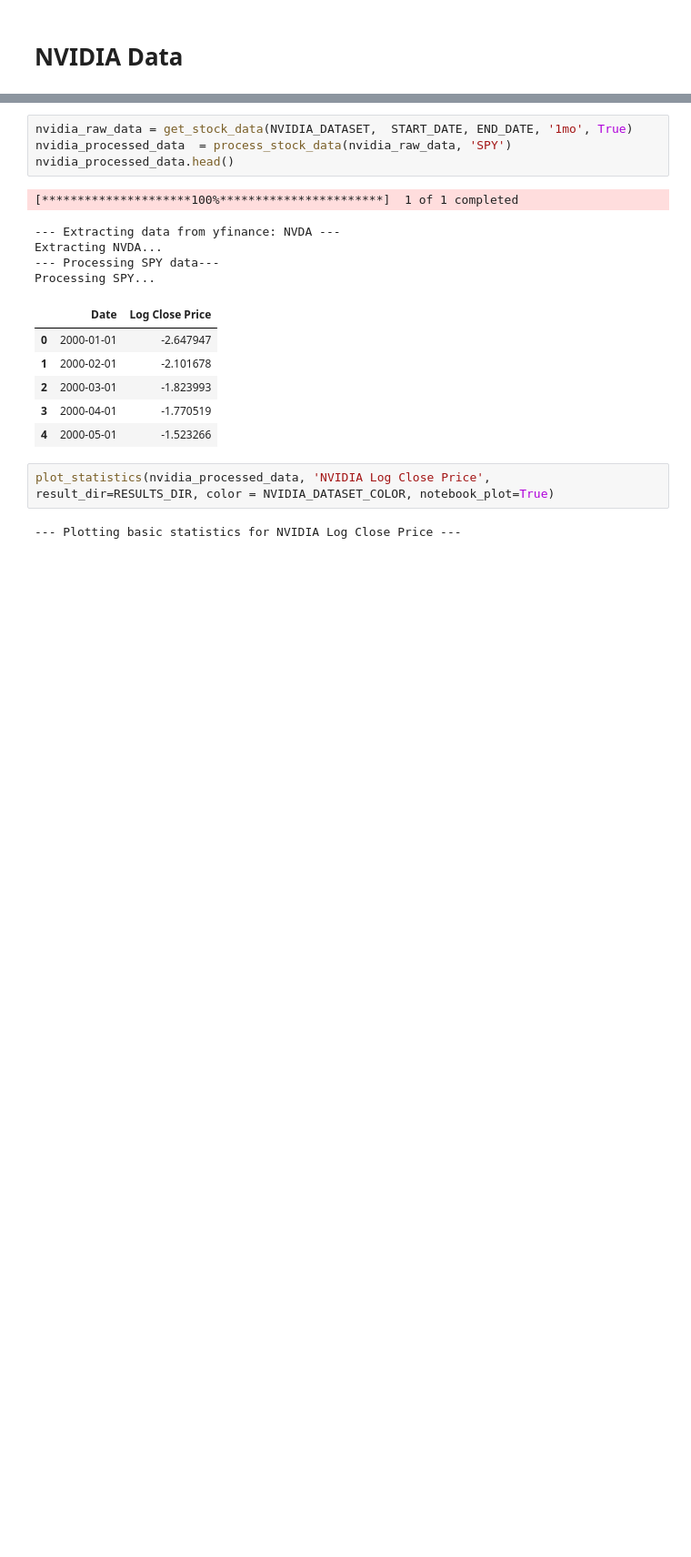
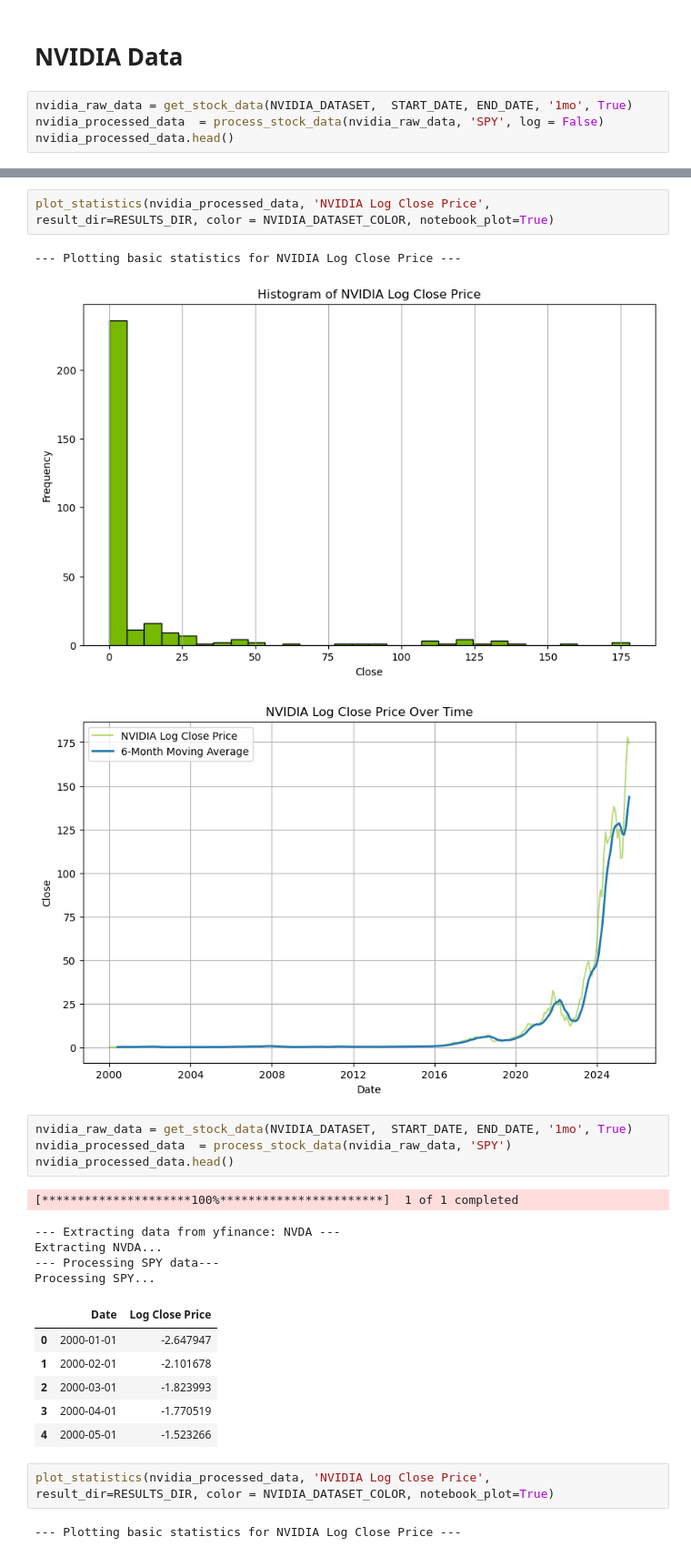
Before and after one commit to bwhong/bwhong-dsci510_fall2025_final_project, a Jupyter notebook: src/results.ipynb, the cells around one changed output, grey strips where cells are left out. Shown at 91% size. Drawn from its saved outputs; the diff is of its cells as text; blank space fills up the shorter version.

```diff
--- a/src/results.ipynb
+++ b/src/results.ipynb
@@ -57,2 +101,6 @@ plot_statistics(spy_processed_data, 'SPY Log Close Price', result_dir=RESULTS_DI
 # %% [markdown]
 # NVIDIA Data
+# %%
+nvidia_raw_data = get_stock_data(NVIDIA_DATASET,  START_DATE, END_DATE, '1mo', True)
+nvidia_processed_data  = process_stock_data(nvidia_raw_data, 'SPY', log = False)
+nvidia_processed_data.head()
@@ -59,3 +119,9 @@ plot_statistics(spy_processed_data, 'SPY Log Close Price', result_dir=RESULTS_DI
+# %%
+plot_statistics(nvidia_processed_data, 'NVIDIA Log Close Price', result_dir=RESULTS_DIR, color = NVIDIA_DATASET_COLOR, notebook_plot=True)
+# %% [output]
+--- Plotting basic statistics for NVIDIA Log Close Price ---
+[figure, added]
+[figure, added]
 # %%
 nvidia_raw_data = get_stock_data(NVIDIA_DATASET,  START_DATE, END_DATE, '1mo', True)
 nvidia_processed_data  = process_stock_data(nvidia_raw_data, 'SPY')
```
Also changed, not shown: parts of 10 cells of this notebook, 2 other files.
